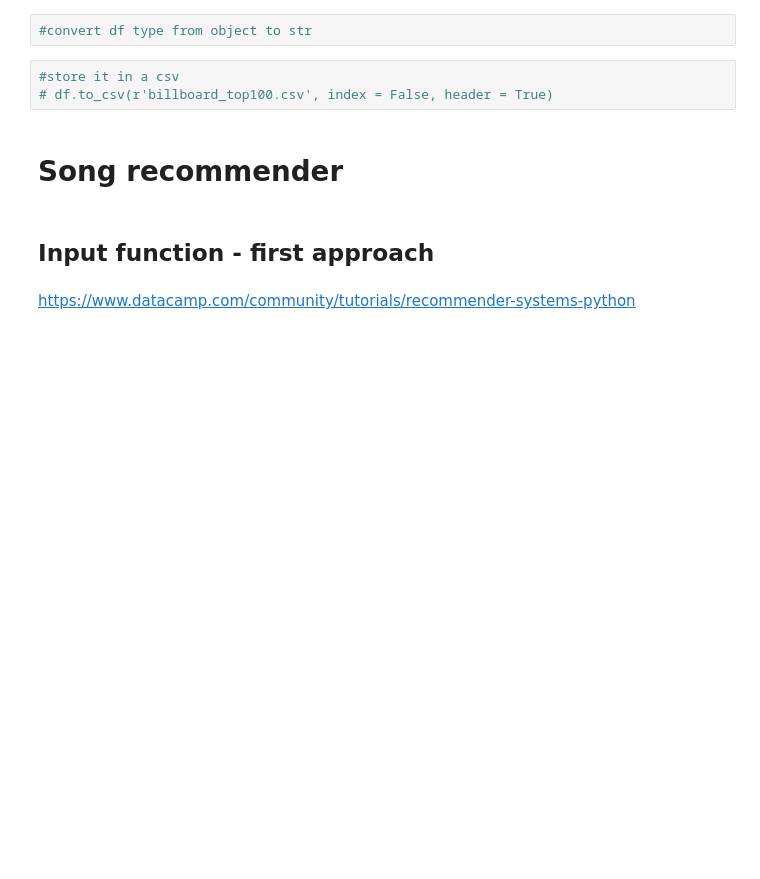
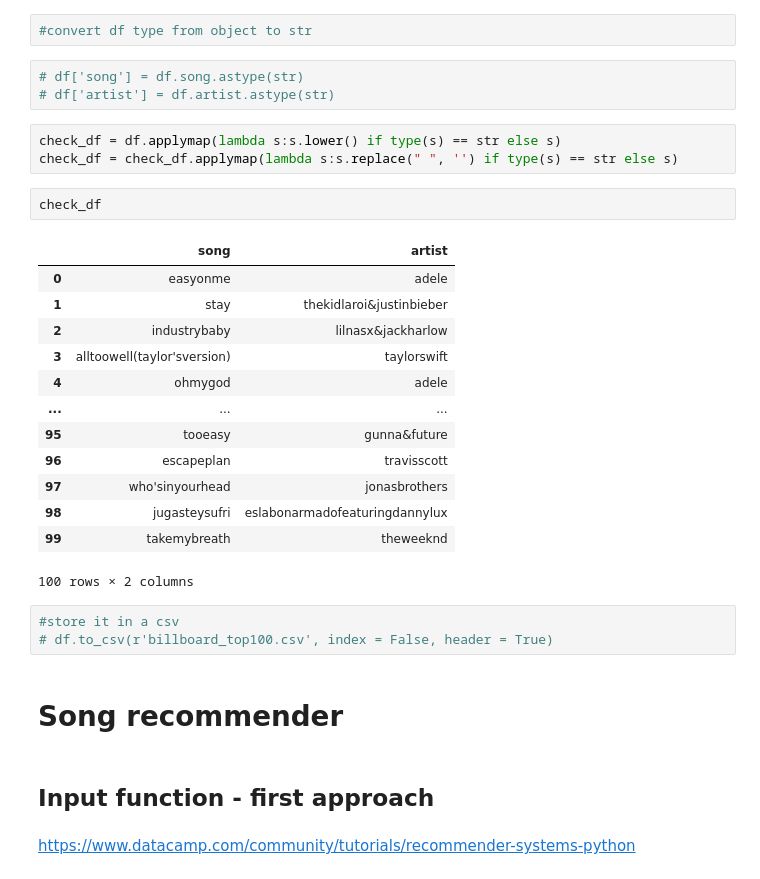
Before and after one commit to GloriaiXIII/IronGloriai, a Jupyter notebook: ironhack_week7/w7_labs/w7d2_lab_function_inprogress.ipynb, the cells around one changed output. Cells and saved outputs as stored; diff of their text form; blank space fills up the shorter version.

Commit message:
Update song recommender function

```diff
--- a/ironhack_week7/w7_labs/w7d2_lab_function_inprogress.ipynb
+++ b/ironhack_week7/w7_labs/w7d2_lab_function_inprogress.ipynb
@@ -74,5 +83,27 @@ df = pd.DataFrame({'song':song,'artist':artist})
 # %%
 #convert df type from object to str
+# %%
+# df['song'] = df.song.astype(str)
+# df['artist'] = df.artist.astype(str)
+# %%
+check_df = df.applymap(lambda s:s.lower() if type(s) == str else s)
+check_df = check_df.applymap(lambda s:s.replace(" ", '') if type(s) == str else s)
+# %%
+check_df
+# %% [output]
+|  | song | artist |
+| 0 | easyonme | adele |
+| 1 | stay | thekidlaroi&justinbieber |
+| 2 | industrybaby | lilnasx&jackharlow |
+| 3 | alltoowell(taylor'sversion) | taylorswift |
+| 4 | ohmygod | adele |
+| ... | ... | ... |
+| 95 | tooeasy | gunna&future |
+| 96 | escapeplan | travisscott |
+| 97 | who'sinyourhead | jonasbrothers |
+| 98 | jugasteysufri | eslabonarmadofeaturingdannylux |
+| 99 | takemybreath | theweeknd |
+100 rows × 2 columns
 # %%
 #store it in a csv
 # df.to_csv(r'billboard_top100.csv', index = False, header = True)
```
Also changed, not shown: parts of 11 cells of this notebook.
